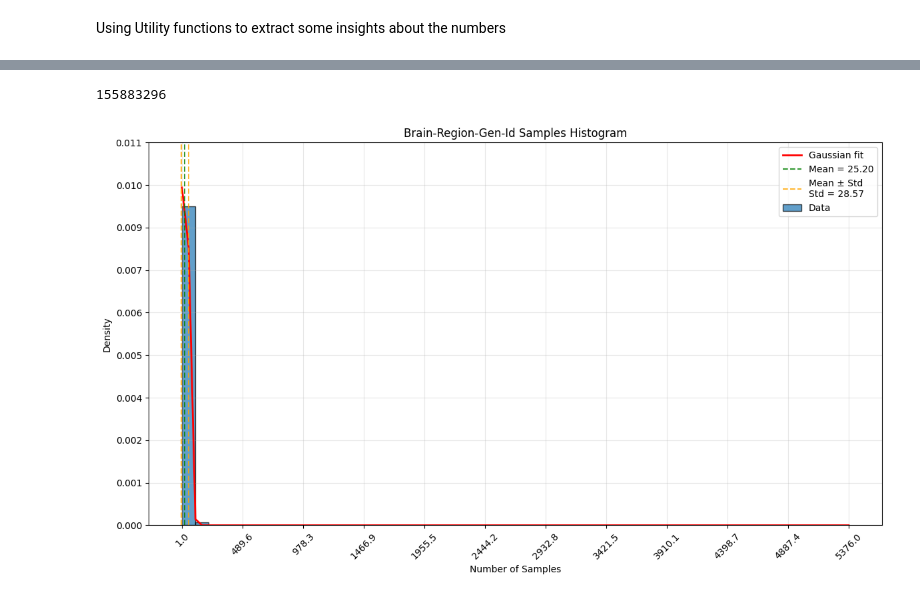
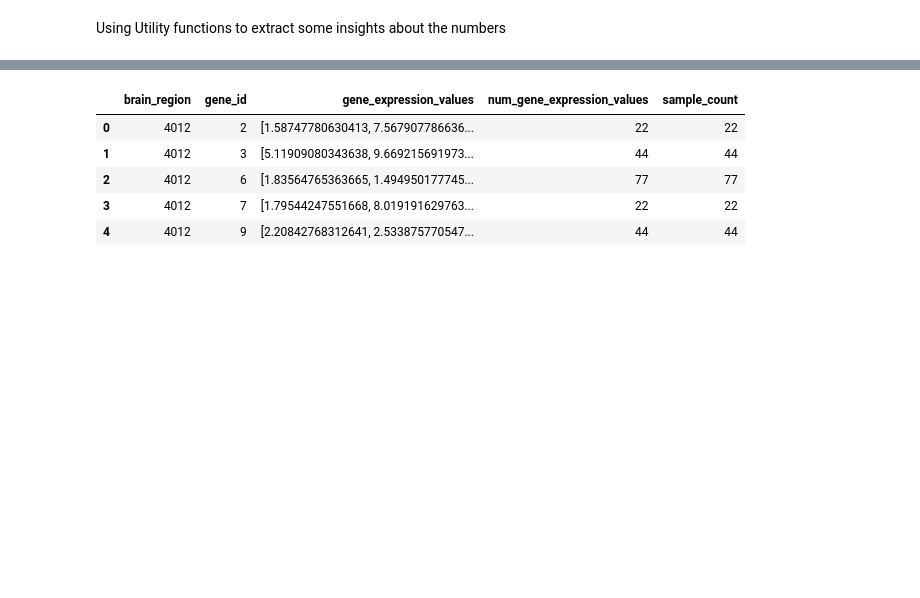
Before and after one commit to KarimIbrahim11/Gene-Expression-Analysis, a Jupyter notebook: notebooks/CS_01_First Analysis.ipynb, the cells around one changed output, grey strips where cells are left out. Saved outputs shown, nothing was run; the diff lists cells and outputs as text; code cells hidden in the pictures; blank space fills up the shorter version.

```diff
--- a/notebooks/CS_01_First Analysis.ipynb
+++ b/notebooks/CS_01_First Analysis.ipynb
@@ -145,67 +145,11 @@ List of Brain Regions:
 Sample of Brain Region-Gene Id pair
 [1.58747780630413, 7.567907786636231, 1.4956823237570005, 7.438312005810641, 2.75942767154679, 7.064260510190611, 1.34323142513322, 6.83595053601423, 2.81389736964695, 6.65716243622712, 1.718536496501 ...
-# %%
-sum(number_of_samples_per_br)
-# %% [output]
-155883296
-# %%
-import matplotlib.pyplot as plt
-import numpy as np
-from scipy.stats import norm
-
-# Calculate statistics
-mean = meta_donor_df['sample_count'].mean()
-std = meta_donor_df['sample_count'].std()
-
-# Create the histogram
-plt.figure(figsize=(12, 7))
-
-# Plot histogram with fewer bins and get the parameters for gaussian fit
-counts, bins, _ = plt.hist(meta_donor_df['sample_count'], bins=50, density=True,
-                          alpha=0.7, edgecolor='black', label='Data')
-
-# Generate points for the Gaussian curve
-x = np.linspace(min(bins), max(bins), 100)
-gaussian = norm.pdf(x, mean, std)
-
-# Plot the Gaussian curve
-plt.plot(x, gaussian, 'r-', lw=2, label='Gaussian fit')
-
-# Add vertical lines for mean and mean ± std
-plt.axvline(mean, color='g', linestyle='--', alpha=0.8, label=f'Mean = {mean:.2f}')
-plt.axvline(mean + std, color='orange', linestyle='--', alpha=0.8,
-            label=f'Mean ± Std\nStd = {std:.2f}')
-plt.axvline(mean - std, color='orange', linestyle='--', alpha=0.8)
-
-# Add labels and title
-plt.title('Brain-Region-Gen-Id Samples Histogram')
-plt.xlabel('Number of Samples')
-plt.ylabel('Density')
-
-# Add grid and legend
-plt.grid(True, alpha=0.3)
-plt.legend()
-
-# Set y-axis limits and ticks
-counts_max = np.max(counts)
-plt.ylim(0, counts_max * 1.2)
-yticks = np.linspace(0, counts_max * 1.2, 10)
-plt.yticks(yticks)
-
-# Set x-axis limits and ticks based on data range
-data_min = meta_donor_df['sample_count'].min()
-data_max = meta_donor_df['sample_count'].max()
-xticks = np.linspace(data_min, data_max, 12)  # 12 evenly spaced ticks
-plt.xticks(xticks, rotation=45)
-
-# Format tick labels
-plt.gca().yaxis.set_major_formatter(plt.FormatStrFormatter('%.3f'))
-plt.gca().xaxis.set_major_formatter(plt.FormatStrFormatter('%.1f'))
-
-# Adjust layout to prevent label cutoff
-plt.tight_layout()
-
-# Show the plot
-plt.show()
-# %% [output]
-[figure, removed]
+# %%
+meta_donor_df.head(5)
+# %% [output]
+|  | brain_region | gene_id | gene_expression_values | num_gene_expression_values | sample_count |
+| 0 | 4012 | 2 | [1.58747780630413, 7.567907786636... | 22 | 22 |
+| 1 | 4012 | 3 | [5.11909080343638, 9.669215691973... | 44 | 44 |
+| 2 | 4012 | 6 | [1.83564765363665, 1.494950177745... | 77 | 77 |
+| 3 | 4012 | 7 | [1.79544247551668, 8.019191629763... | 22 | 22 |
+| 4 | 4012 | 9 | [2.20842768312641, 2.533875770547... | 44 | 44 |
```
Also changed, not shown: parts of 16 cells of this notebook, 13 other files.
